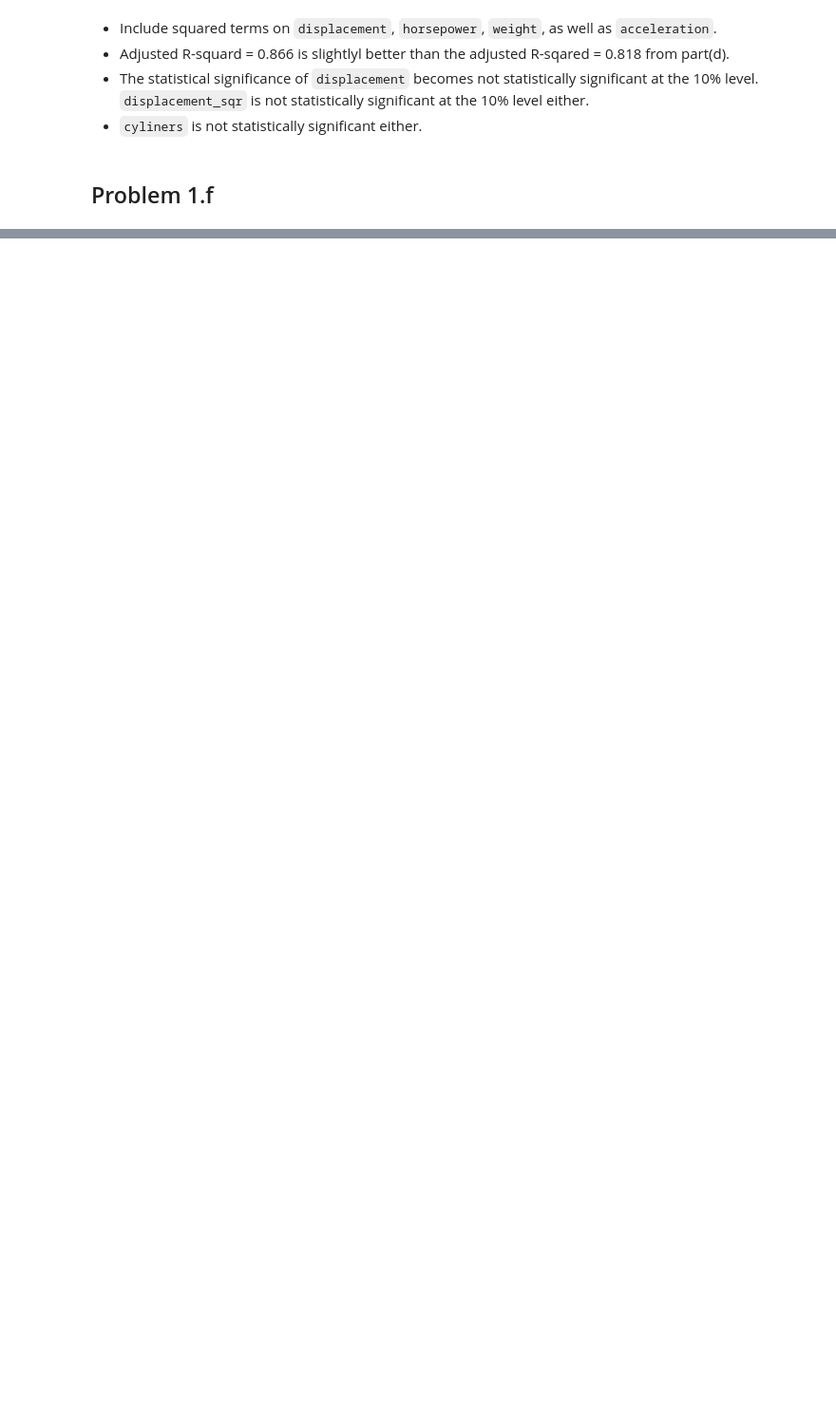
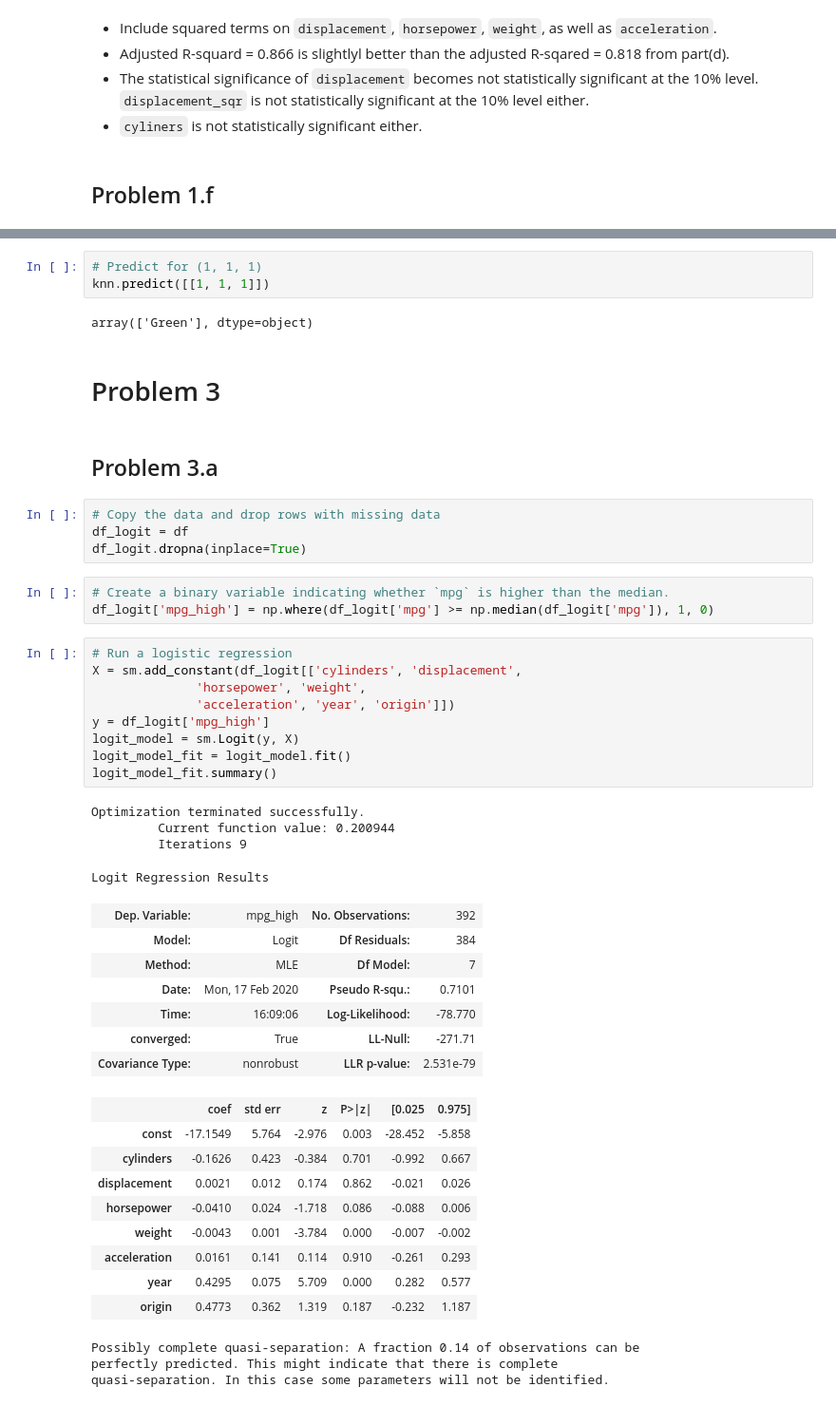
Before and after one commit to luxin-tian/persp-model-econ_w20, a Jupyter notebook: ProblemSets/PS6/PS6_answer.ipynb, the cells around one changed output, grey strips where cells are left out. Shown: that part at 95% size. Drawn from its saved outputs; the diff is of its cells as text; blank space fills up the shorter version.

```diff
--- a/ProblemSets/PS6/PS6_answer.ipynb
+++ b/ProblemSets/PS6/PS6_answer.ipynb
@@ -140,0 +208,49 @@ mpg_hat     38.732111098017086
+# %%
+# Predict for (1, 1, 1)
+knn.predict([[1, 1, 1]])
+# %% [output]
+array(['Green'], dtype=object)
+# %% [markdown]
+# Problem 3
+# %% [markdown]
+## Problem 3.a
+# %%
+# Copy the data and drop rows with missing data
+df_logit = df
+df_logit.dropna(inplace=True)
+# %%
+# Create a binary variable indicating whether `mpg` is higher than the median.
+df_logit['mpg_high'] = np.where(df_logit['mpg'] >= np.median(df_logit['mpg']), 1, 0)
+# %%
+# Run a logistic regression
+X = sm.add_constant(df_logit[['cylinders', 'displacement',
+              'horsepower', 'weight',
+              'acceleration', 'year', 'origin']])
+y = df_logit['mpg_high']
+logit_model = sm.Logit(y, X)
+logit_model_fit = logit_model.fit()
+logit_model_fit.summary()
+# %% [output]
+Optimization terminated successfully.
+         Current function value: 0.200944
+         Iterations 9
+Logit Regression Results
+| Dep. Variable: | mpg_high | No. Observations: | 392 |
+| Model: | Logit | Df Residuals: | 384 |
+| Method: | MLE | Df Model: | 7 |
+| Date: | Mon, 17 Feb 2020 | Pseudo R-squ.: | 0.7101 |
+| Time: | 16:09:06 | Log-Likelihood: | -78.770 |
+| converged: | True | LL-Null: | -271.71 |
+| Covariance Type: | nonrobust | LLR p-value: | 2.531e-79 |
+|  | coef | std err | z | P>|z| | [0.025 | 0.975] |
+| const | -17.1549 | 5.764 | -2.976 | 0.003 | -28.452 | -5.858 |
+| cylinders | -0.1626 | 0.423 | -0.384 | 0.701 | -0.992 | 0.667 |
+| displacement | 0.0021 | 0.012 | 0.174 | 0.862 | -0.021 | 0.026 |
+| horsepower | -0.0410 | 0.024 | -1.718 | 0.086 | -0.088 | 0.006 |
+| weight | -0.0043 | 0.001 | -3.784 | 0.000 | -0.007 | -0.002 |
+| acceleration | 0.0161 | 0.141 | 0.114 | 0.910 | -0.261 | 0.293 |
+| year | 0.4295 | 0.075 | 5.709 | 0.000 | 0.282 | 0.577 |
+| origin | 0.4773 | 0.362 | 1.319 | 0.187 | -0.232 | 1.187 |
+Possibly complete quasi-separation: A fraction 0.14 of observations can be
+perfectly predicted. This might indicate that there is complete
+quasi-separation. In this case some parameters will not be identified.
```
Also changed, not shown: parts of 34 cells of this notebook.
